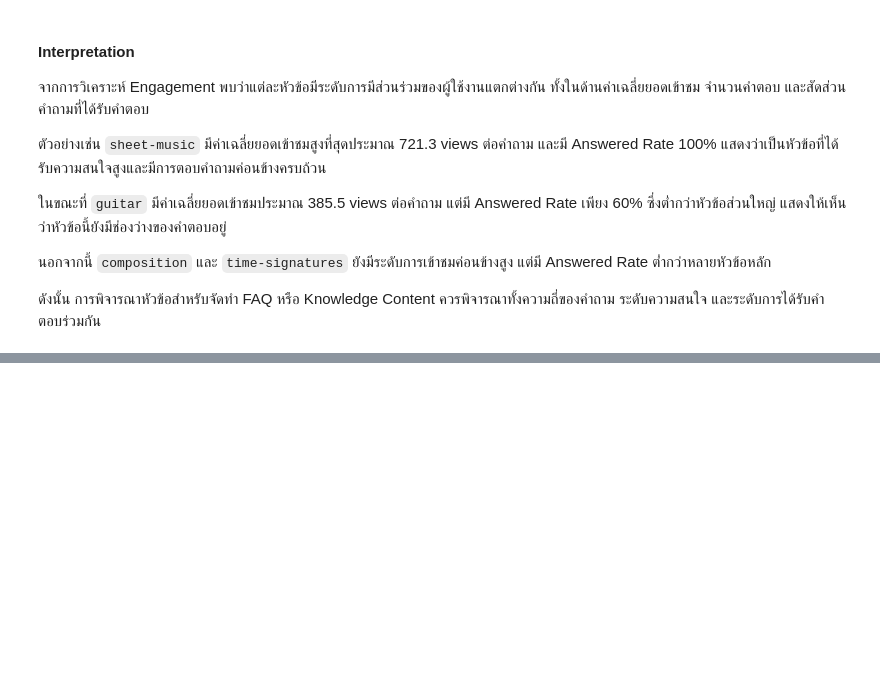
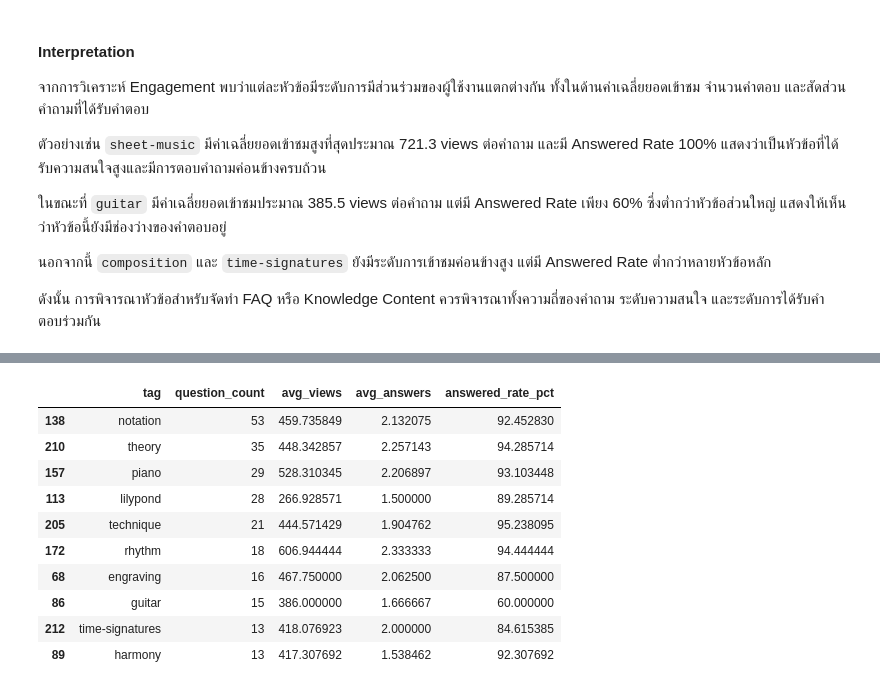
Before and after one commit to suphitchakh-web/Project_1, a Jupyter notebook: Team06_Part2.ipynb, the cells around one changed output, grey strips where cells are left out. Cells and saved outputs as stored; diff of their text form; code cells hidden in the pictures; blank space fills up the shorter version.

```diff
--- a/Team06_Part2.ipynb
+++ b/Team06_Part2.ipynb
@@ -4067,0 +4073,70 @@ plt.show()
+# %%
+# ============================================================
+# 15.1 Identify Key Findings
+# ============================================================
+
+# 1. หัวข้อที่ถูกถามบ่อยที่สุด
+most_asked = (
+    tag_summary_filtered
+    .sort_values("question_count", ascending=False)
+    .head(10)
+)
+
+print("=== Topics Asked Most Frequently ===")
+display(
+    most_asked[
+        [
+            "tag",
+            "question_count",
+            "avg_views",
+            "avg_answers",
+            "answered_rate_pct"
+        ]
+    ]
+)
+
+
+# 2. หัวข้อที่มีความสนใจสูง
+most_viewed = (
+    tag_summary_filtered
+    .sort_values("avg_views", ascending=False)
+    .head(10)
+)
+
+print("=== Topics with Highest Interest ===")
+display(
+    most_viewed[
+        [
+            "tag",
+            "question_count",
+            "avg_views",
+            "avg_answers",
+            "answered_rate_pct"
+        ]
+    ]
+)
+
+
+# 3. หัวข้อที่มี Answered Rate ต่ำ
+lowest_answered = (
+    tag_summary_filtered
+    .sort_values(
+        ["answered_rate_pct", "avg_views"],
+        ascending=[True, False]
+    )
+    .head(10)
+)
+
+print("=== Topics with Lower Answered Rate ===")
+display(
+    lowest_answered[
+        [
+            "tag",
+            "question_count",
+            "avg_views",
+            "avg_answers",
+            "answered_rate_pct"
+        ]
+    ]
+)
+# %% [output]
@@ -4067,0 +4144,11 @@ plt.show()
+|  | tag | question_count | avg_views | avg_answers | answered_rate_pct |
+| 138 | notation | 53 | 459.735849 | 2.132075 | 92.452830 |
+| 210 | theory | 35 | 448.342857 | 2.257143 | 94.285714 |
+| 157 | piano | 29 | 528.310345 | 2.206897 | 93.103448 |
+| 113 | lilypond | 28 | 266.928571 | 1.500000 | 89.285714 |
+| 205 | technique | 21 | 444.571429 | 1.904762 | 95.238095 |
+| 172 | rhythm | 18 | 606.944444 | 2.333333 | 94.444444 |
+| 68 | engraving | 16 | 467.750000 | 2.062500 | 87.500000 |
+| 86 | guitar | 15 | 386.000000 | 1.666667 | 60.000000 |
+| 212 | time-signatures | 13 | 418.076923 | 2.000000 | 84.615385 |
+| 89 | harmony | 13 | 417.307692 | 1.538462 | 92.307692 |
```
Also changed, not shown: parts of 23 cells of this notebook.
